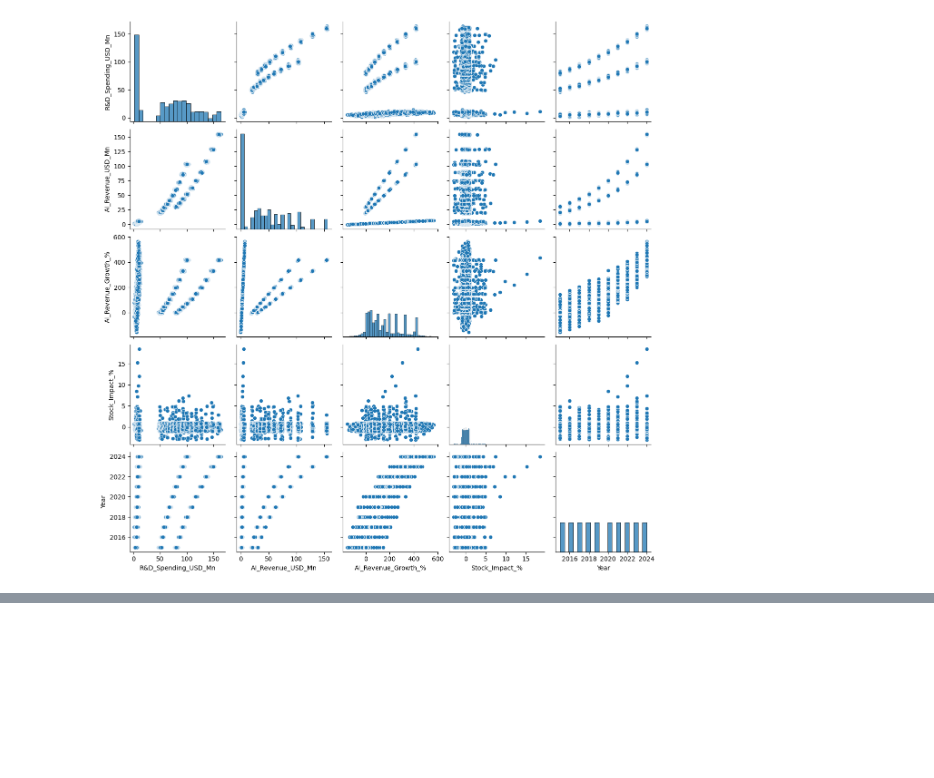
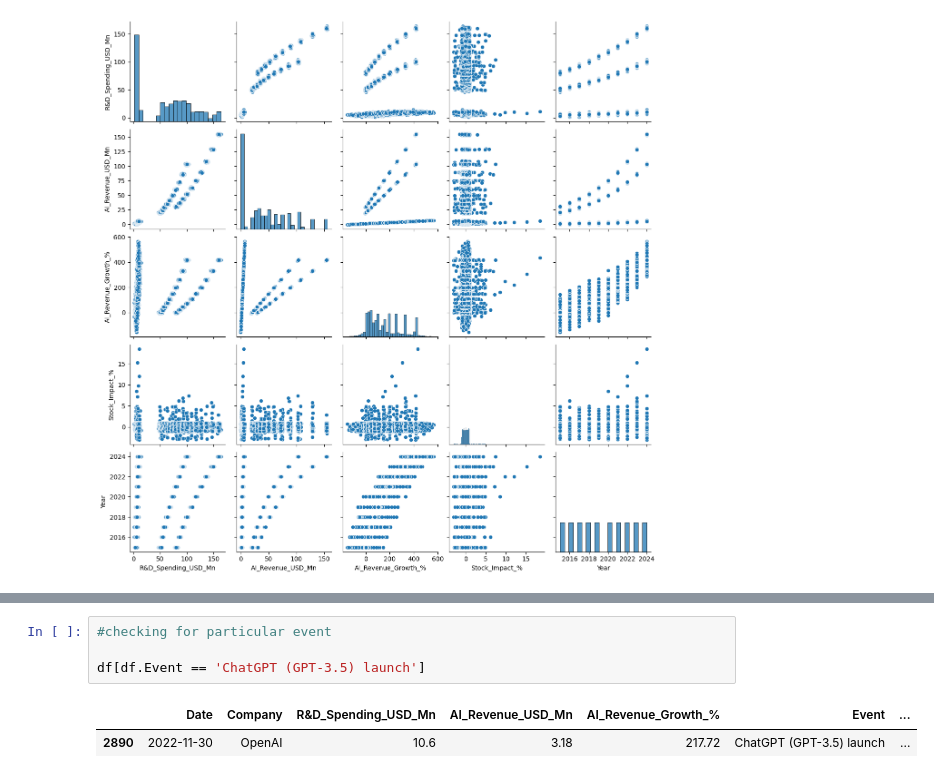
Before and after one commit to faixankh07-dvader/DATA-ANALYSIS-PYTHON-PANDAS, a Jupyter notebook: AI FINANCIAL MARKET ANALYSIS/main.ipynb, the cells around one changed output, grey strips where cells are left out. Drawn from its saved outputs; the diff is of its cells as text; blank space fills up the shorter version.

```diff
--- a/AI FINANCIAL MARKET ANALYSIS/main.ipynb
+++ b/AI FINANCIAL MARKET ANALYSIS/main.ipynb
@@ -454,0 +477,7 @@ sns.pairplot(df);
+# %%
+#checking for particular event
+
+df[df.Event == 'ChatGPT (GPT-3.5) launch']
+# %% [output]
+|  | Date | Company | R&D_Spending_USD_Mn | AI_Revenue_USD_Mn | AI_Revenue_Growth_% | Event | ... |
+| 2890 | 2022-11-30 | OpenAI | 10.6 | 3.18 | 217.72 | ChatGPT (GPT-3.5) launch | ... |
```
Also changed, not shown: parts of 4 cells of this notebook.
